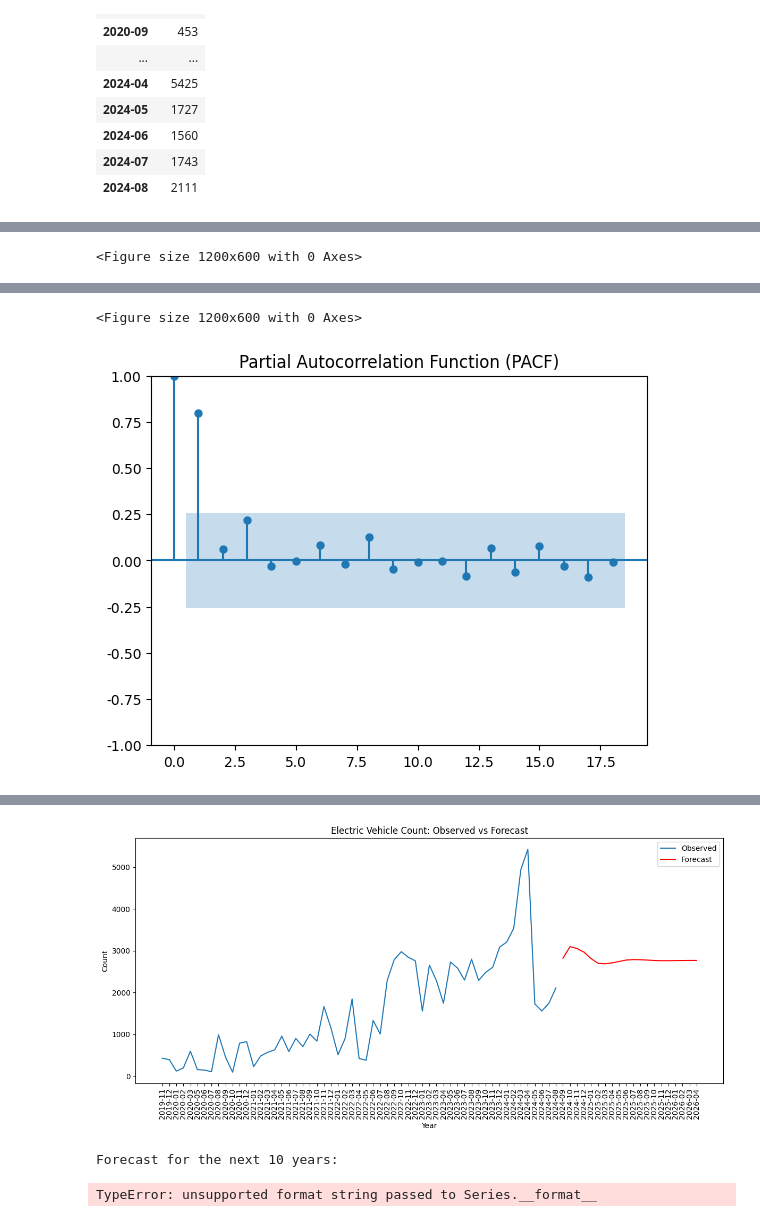
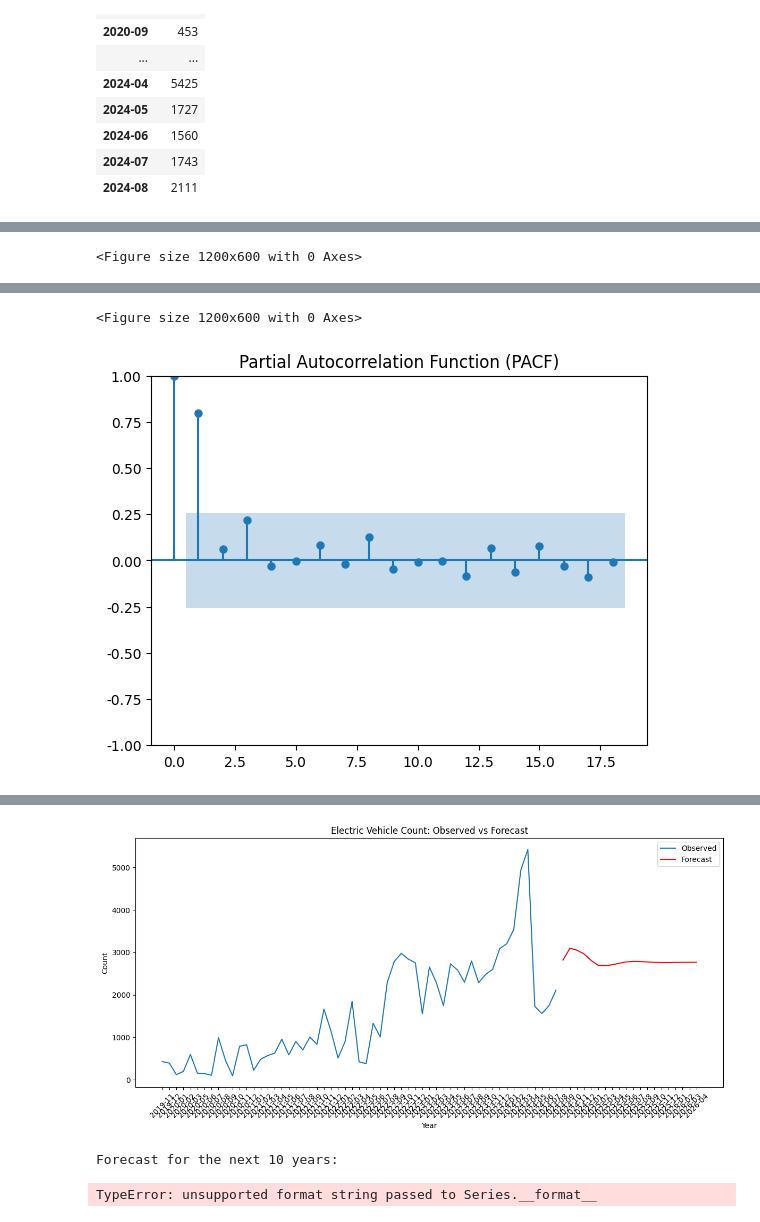
Before and after one commit to lilyleungch/erbscope99, a Jupyter notebook: data_cleansing/KK_HK_Data/modeling.ipynb, the cells around one changed output, grey strips where cells are left out. Drawn from its saved outputs; the diff is of its cells as text; code cells hidden in the pictures.

Commit message:
Revert "modeling graph update"
This reverts commit 6295a52fcfcfc1a57d261cb13f92780ee748c31c.

```diff
--- a/data_cleansing/KK_HK_Data/modeling.ipynb
+++ b/data_cleansing/KK_HK_Data/modeling.ipynb
@@ -109,7 +109,7 @@ plt.title('Electric Vehicle Count: Observed vs Forecast')
 plt.xlabel('Year')
 plt.ylabel('Count')
 plt.legend()
-plt.xticks(rotation=90)
+plt.xticks(rotation=45)
 plt.tight_layout()
 plt.show()
 
@@ -153,14 +153,14 @@ Time:                        14:55:37   BIC                            913.716
 Sample:                    11-30-2019   HQIC                           906.276
                          - 08-31-2024
 Covariance Type:                  opg
 ==============================================================================
                  coef    std err          z      P>|z|      [0.025      0.975]
 ------------------------------------------------------------------------------
 ... (11 lines left out)
 ===================================================================================
 
 Warnings:
 [1] Covariance matrix calculated using the outer product of gradients (complex-step).
-[figure, old version]
+[figure, new version]
 Forecast for the next 10 years:
 TypeError: unsupported format string passed to Series.__format__
```
Also changed, not shown: parts of 1 cell of this notebook, 3 other files.
